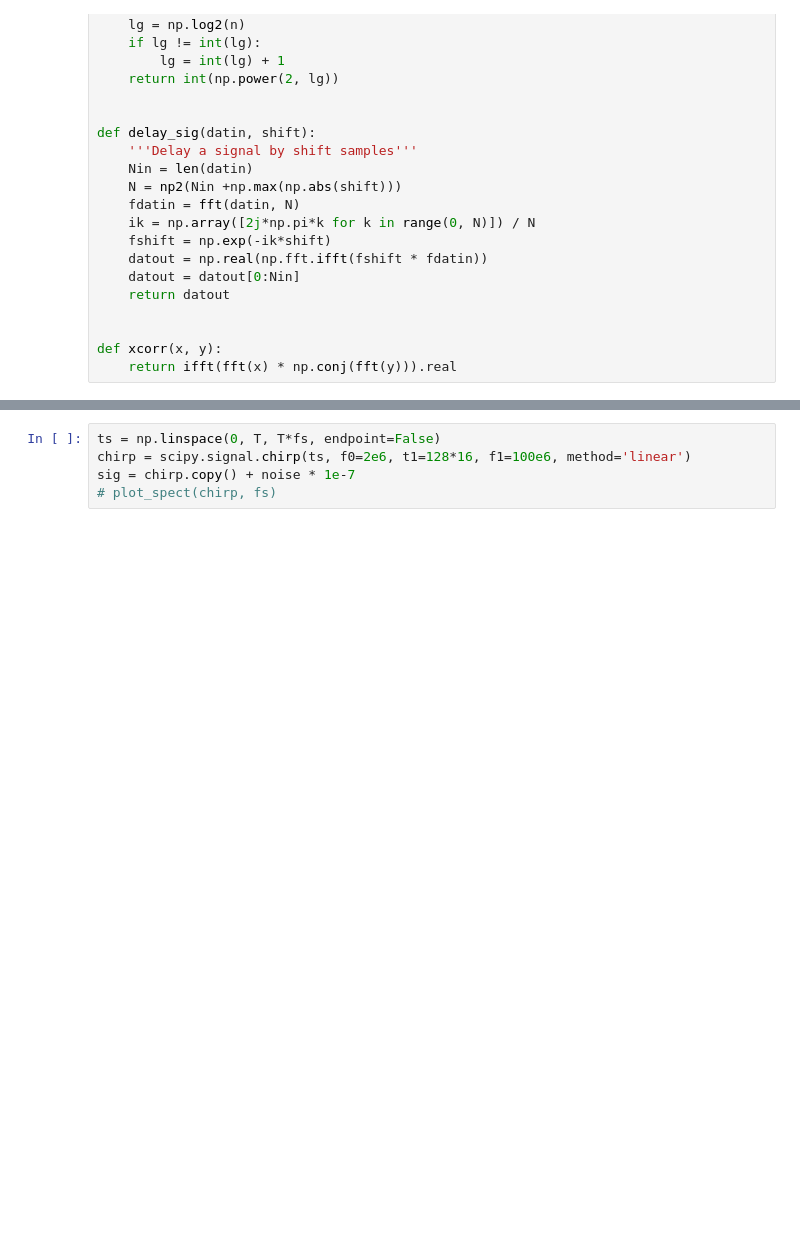
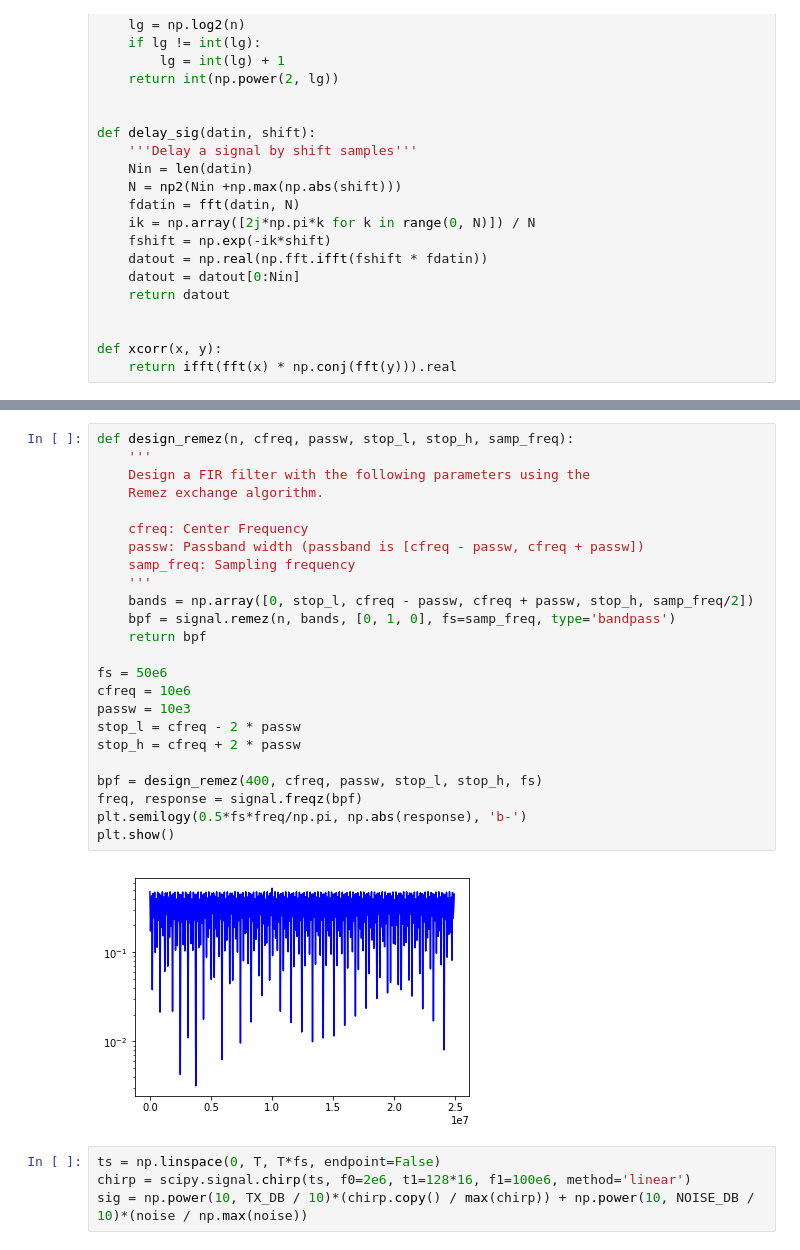
Before and after one commit to blair3sat/irss, a Jupyter notebook: chirpfinder_sim.ipynb, the cells around one changed output, grey strips where cells are left out. Saved outputs shown, nothing was run; the diff lists cells and outputs as text; blank space fills up the shorter version.

```diff
--- a/chirpfinder_sim.ipynb
+++ b/chirpfinder_sim.ipynb
@@ -49,8 +108,33 @@ fs = float(len(noise)) / T
+# %%
+def design_remez(n, cfreq, passw, stop_l, stop_h, samp_freq):
+    '''
+    Design a FIR filter with the following parameters using the
+    Remez exchange algorithm.
+
+    cfreq: Center Frequency
+    passw: Passband width (passband is [cfreq - passw, cfreq + passw])
+    samp_freq: Sampling frequency
+    '''
+    bands = np.array([0, stop_l, cfreq - passw, cfreq + passw, stop_h, samp_freq/2])
+    bpf = signal.remez(n, bands, [0, 1, 0], fs=samp_freq, type='bandpass')
+    return bpf
+
+fs = 50e6
+cfreq = 10e6
+passw = 10e3
+stop_l = cfreq - 2 * passw
+stop_h = cfreq + 2 * passw
+
+bpf = design_remez(400, cfreq, passw, stop_l, stop_h, fs)
+freq, response = signal.freqz(bpf)
+plt.semilogy(0.5*fs*freq/np.pi, np.abs(response), 'b-')
+plt.show()
+# %% [output]
+[figure, added]
 # %%
 ts = np.linspace(0, T, T*fs, endpoint=False)
 chirp = scipy.signal.chirp(ts, f0=2e6, t1=128*16, f1=100e6, method='linear')
-sig = chirp.copy() + noise * 1e-7
-# plot_spect(chirp, fs)
+sig = np.power(10, TX_DB / 10)*(chirp.copy() / max(chirp)) + np.power(10, NOISE_DB / 10)*(noise / np.max(noise))
 # %%
 delayed = delay_sig(sig, 5000)
 cor1 = xcorr(sig,delayed)
```
Also changed, not shown: parts of 6 cells of this notebook.
